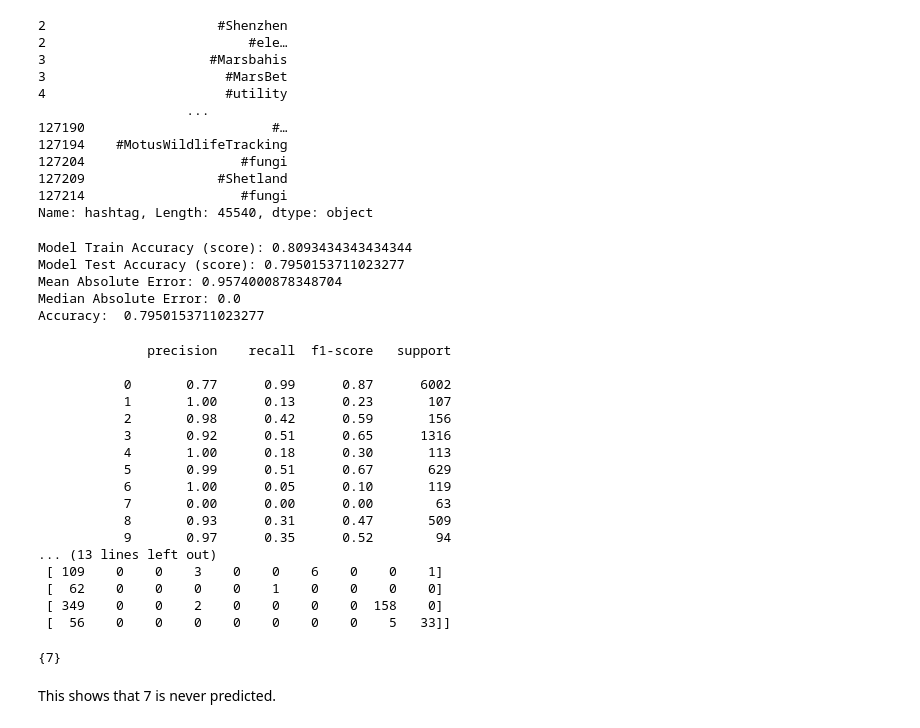
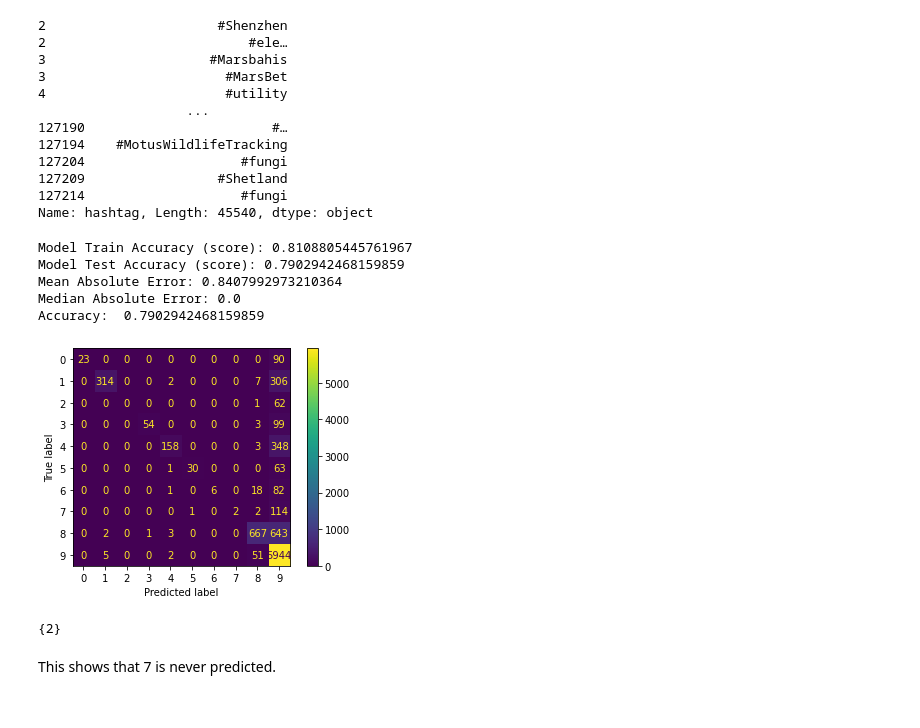
Before and after one commit to Apostolos-sc/seng544-proj-2, a Jupyter notebook: Project2_NB.ipynb, the cells around one changed output. Drawn from its saved outputs; the diff is of its cells as text; code cells hidden in the pictures.

Commit message:
Changed to use LabelEncoder and visualised the confusion matrix

```diff
--- a/Project2_NB.ipynb
+++ b/Project2_NB.ipynb
@@ -362,13 +358,0 @@ Mapping countries to integers (HASH)
-# %%
-num_classes = len(dfHASH["country"].value_counts())
-
-country_dict = dict()
-countries = dfHASH["country"].unique()
-for i in range(0, num_classes):
-    country_dict[countries[i]] = i
-
-dfHASH["Labels"] = dfHASH["country"].map(country_dict)
-
-#drop country, we are interested in the label only.
-dfHASH = dfHASH.drop(["country"], axis=1)
-dfHASH.head()
@@ -458,8 +381,9 @@ Name: hashtag, Length: 45540, dtype: object
 # %%
 vectorizer = CountVectorizer()
 X = vectorizer.fit_transform(corpus)
+Y = LabelEncoder().fit_transform(dfHASH['country'])
 
-X_train, X_test, Y_train, Y_test = train_test_split(X, dfHASH.Labels, test_size=0.2, stratify=dfHASH.Labels, random_state=0)
+X_train, X_test, Y_train, Y_test = train_test_split(X, Y, test_size=0.2, stratify=Y, random_state=0)
 
 clf = model.fit(X_train, Y_train)
 Y_predict = clf.predict(X_test)
@@ -470,37 +394,23 @@ print('Mean Absolute Error:', mean_absolute_error(Y_test, Y_predict))
 print('Median Absolute Error:', median_absolute_error(Y_test, Y_predict))
 print("Accuracy: ", accuracy_score(Y_test, Y_predict))
 # %% [output]
-Model Train Accuracy (score): 0.8093434343434344
-Model Test Accuracy (score): 0.7950153711023277
-Mean Absolute Error: 0.9574000878348704
+Model Train Accuracy (score): 0.8108805445761967
+Model Test Accuracy (score): 0.7902942468159859
+Mean Absolute Error: 0.8407992973210364
 Median Absolute Error: 0.0
-Accuracy:  0.7950153711023277
+Accuracy:  0.7902942468159859
-# %%
-print(classification_report(Y_test, Y_predict))
-print()
-print("Confusion Matrix: \n", confusion_matrix(Y_test, Y_predict))
-# %% [output]
-              precision    recall  f1-score   support
-
-           0       0.77      0.99      0.87      6002
-           1       1.00      0.13      0.23       107
-           2       0.98      0.42      0.59       156
-           3       0.92      0.51      0.65      1316
-           4       1.00      0.18      0.30       113
-           5       0.99      0.51      0.67       629
-           6       1.00      0.05      0.10       119
-           7       0.00      0.00      0.00        63
-           8       0.93      0.31      0.47       509
-           9       0.97      0.35      0.52        94
-... (13 lines left out)
- [ 109    0    0    3    0    0    6    0    0    1]
- [  62    0    0    0    0    1    0    0    0    0]
- [ 349    0    0    2    0    0    0    0  158    0]
- [  56    0    0    0    0    0    0    0    5   33]]
+# %%
+cm = confusion_matrix(Y_test, Y_predict, labels=clf.classes_)
+disp = ConfusionMatrixDisplay(confusion_matrix=cm, display_labels=clf.classes_)
+disp.plot()
+
+plt.show()
+# %% [output]
+[figure, added]
 # %%
 set(Y_test) - set(Y_predict)
 # %% [output]
-{7}
+{2}
 # %% [markdown]
 This shows that 7 is never predicted.
 # %% [markdown]
```
Also changed, not shown: parts of 14 cells of this notebook.
